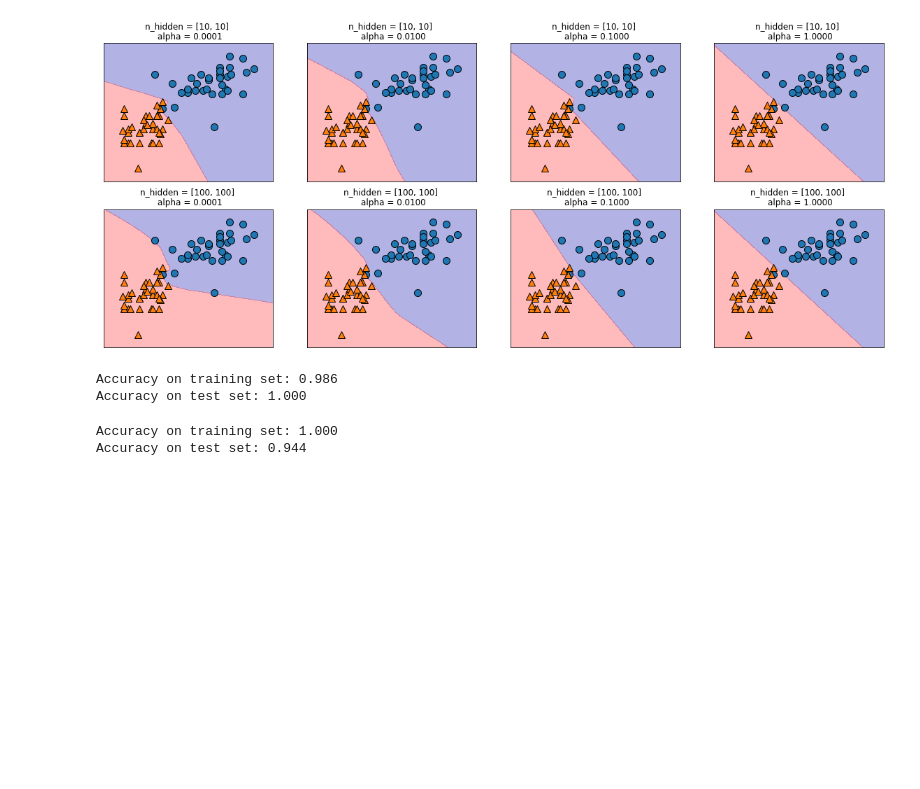
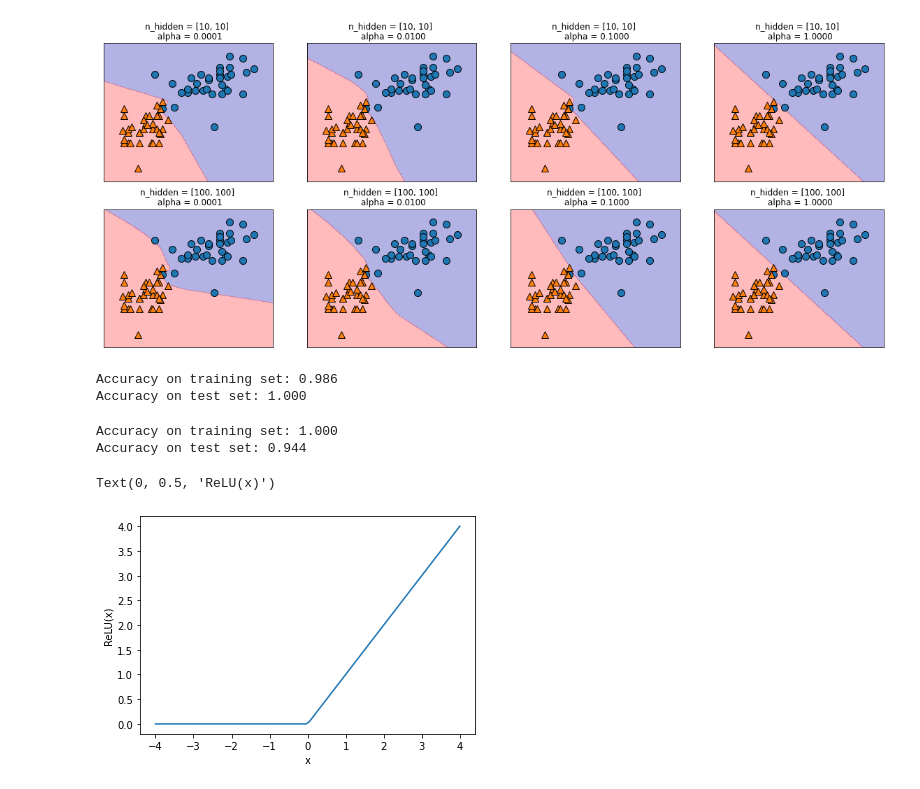
Before and after one commit to yattinda/scikit-learn, a Jupyter notebook: neural_network_test.ipynb, the cells around one changed output. Saved outputs shown, nothing was run; the diff lists cells and outputs as text; code cells hidden in the pictures; blank space fills up the shorter version.

```diff
--- a/neural_network_test.ipynb
+++ b/neural_network_test.ipynb
@@ -405,3 +405,15 @@ print("Accuracy on test set: {:.3f}".format(mlp.score(X_test_scaled, y_test)))
 # %% [output]
 Accuracy on training set: 1.000
 Accuracy on test set: 0.944
+# %%
+def ReLU(x):
+    y = np.maximum(0, x)
+    return y
+
+line = np.linspace(-4, 4, 100)
+plt.plot(line, ReLU(line), label = "ReLU")
+plt.xlabel("x")
+plt.ylabel("ReLU(x)")
+# %% [output]
+Text(0, 0.5, 'ReLU(x)')
+[figure, added]
```
Also changed, not shown: parts of 4 cells of this notebook.
